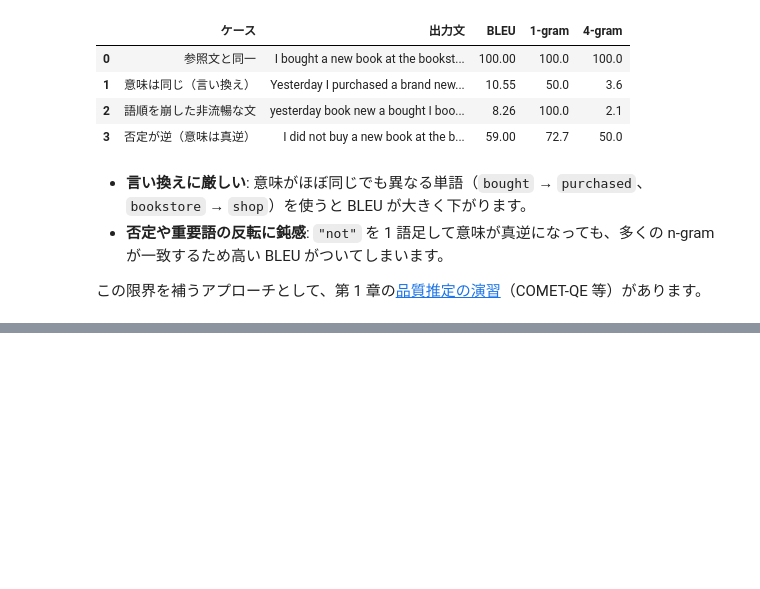
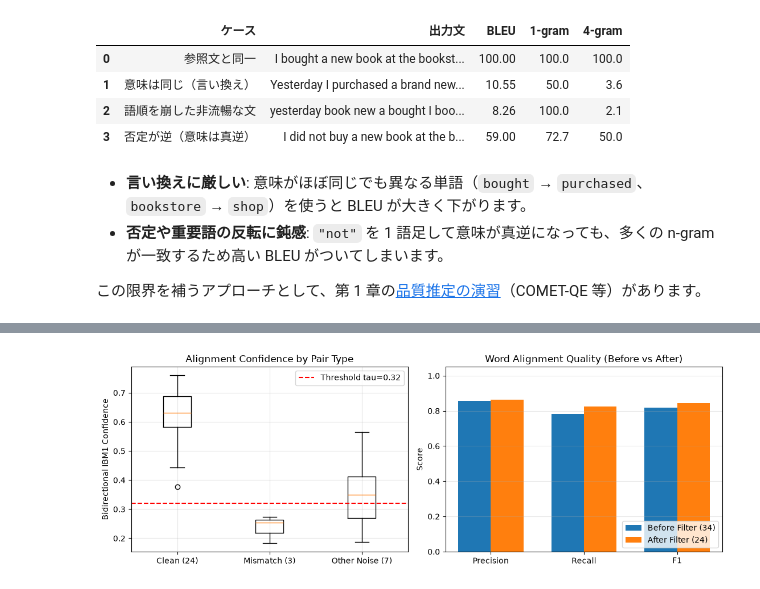
Before and after one commit to mamorlis/nlpbook, a Jupyter notebook: notebooks/ch4_smt_bleu.ipynb, the cells around one changed output, grey strips where cells are left out. Drawn from its saved outputs; the diff is of its cells as text; code cells hidden in the pictures; blank space fills up the shorter version.

```diff
--- a/notebooks/ch4_smt_bleu.ipynb
+++ b/notebooks/ch4_smt_bleu.ipynb
@@ -282,0 +590,89 @@ pd.DataFrame(eval_rows)
+# %%
+# フィルタ後データで IBM Model 1 を再学習
+t_e2j_clean = train_ibm_model1(filtered_clean_pairs, n_iter=20)
+t_j2e_clean = train_ibm_model1([(ja, en) for en, ja in filtered_clean_pairs], n_iter=20)
+
+# 1. 代表語の語彙翻訳確率 t(f | e) 比較
+focus_words = ["cats", "dogs", "2024", "3", "music", "study", "run"]
+prob_comp_rows = []
+for ew in focus_words:
+    top_noisy = sorted(((f, p) for (f, e), p in t_e2j_noisy.items() if e == ew), key=lambda x: -x[1])[:2]
+    top_clean = sorted(((f, p) for (f, e), p in t_e2j_clean.items() if e == ew), key=lambda x: -x[1])[:2]
+    prob_comp_rows.append({
+        "英単語 e": ew,
+        "フィルタ前 上位訳 (34文)": ", ".join(f"{f} ({p:.2f})" for f, p in top_noisy),
+        "フィルタ後 上位訳 (24文)": ", ".join(f"{f} ({p:.2f})" for f, p in top_clean),
+    })
+print("=== 代表語の語彙翻訳確率 t(f | e) の変化 ===")
+display(pd.DataFrame(prob_comp_rows))
+
+# 2. 評価文 (6 文) での単語アライメント精度比較（双方向 argmax 共通集合）
+gold_alignments = [
+    (["i", "see", "big", "cats"], ["私", "は", "大きな", "猫", "を", "見る"], {(0, 0), (1, 5), (2, 2), (3, 3)}),
+    (["he", "reads", "3", "books", "in", "2024"], ["彼", "は", "2024", "年", "に", "3", "冊", "の", "本", "を", "読む"], {(0, 0), (1, 10), (2, 5), (3, 8), (5, 2)}),
+    (["i", "see", "2", "small", "cats"], ["私", "は", "2", "匹", "の", "小さな", "猫", "を", "見る"], {(0, 0), (1, 8), (2, 2), (3, 5), (4, 6)}),
+    (["big", "dogs", "run"], ["大きな", "犬", "が", "走る"], {(0, 0), (1, 1), (2, 3)}),
+    (["students", "study", "music"], ["学生", "は", "音楽", "を", "学ぶ"], {(0, 0), (1, 4), (2, 2)}),
+    (["she", "writes", "music"], ["彼女", "は", "音楽", "を", "書く"], {(0, 0), (1, 4), (2, 2)}),
+]
+
+def evaluate_word_alignment(t_e2j, t_j2e):
+    tp = fp = fn = 0
+    for en, ja, gold in gold_alignments:
+        a_e2j = set()
+        for j, f in enumerate(ja):
+            best_i = max(range(-1, len(en)), key=lambda i: t_e2j[(f, "<NULL>" if i == -1 else en[i])])
+            if best_i >= 0:
+                a_e2j.add((best_i, j))
+        a_j2e = set()
+        for i, e in enumerate(en):
+            best_j = max(range(-1, len(ja)), key=lambda j: t_j2e[(e, "<NULL>" if j == -1 else ja[j])])
+            if best_j >= 0:
+                a_j2e.add((i, best_j))
+        pred = a_e2j & a_j2e
+        tp += len(pred & gold)
+        fp += len(pred - gold)
+        fn += len(gold - pred)
+    p = tp / max(tp + fp, 1)
+    r = tp / max(tp + fn, 1)
+    f1 = 2 * p * r / max(p + r, 1e-12)
+    return round(p, 3), round(r, 3), round(f1, 3), fp, fn
+
+p_b, r_b, f1_b, fp_b, fn_b = evaluate_word_alignment(t_e2j_noisy, t_j2e_noisy)
+p_a, r_a, f1_a, fp_a, fn_a = evaluate_word_alignment(t_e2j_clean, t_j2e_clean)
+align_comp = pd.DataFrame([
+    {"条件": "フィルタ前 (ノイジー 34文)", "Precision": p_b, "Recall": r_b, "F1": f1_b, "誤アライメント(FP)": fp_b, "見逃し(FN)": fn_b},
+    {"条件": "フィルタ後 (クリーン 24文)", "Precision": p_a, "Recall": r_a, "F1": f1_a, "誤アライメント(FP)": fp_a, "見逃し(FN)": fn_a},
+])
+print("\n=== テスト 6 文での単語アライメント評価比較 ===")
+display(align_comp)
+
+# 3. 可視化（英語表記ラベル）
+fig, axes = plt.subplots(1, 2, figsize=(11.2, 4.0))
+
+clean_scores = df_flt[df_flt["元カテゴリ"] == "クリーン"]["双方向IBM1"]
+mismatch_scores = df_flt[df_flt["元カテゴリ"] == "誤対応ノイズ"]["双方向IBM1"]
+other_noise_scores = df_flt[(df_flt["元カテゴリ"] != "クリーン") & (df_flt["元カテゴリ"] != "誤対応ノイズ")]["双方向IBM1"]
+
+axes[0].boxplot([clean_scores, mismatch_scores, other_noise_scores], tick_labels=["Clean (24)", "Mismatch (3)", "Other Noise (7)"])
+axes[0].axhline(TAU_IBM1, color="red", linestyle="--", label=f"Threshold tau={TAU_IBM1}")
+axes[0].set_ylabel("Bidirectional IBM1 Confidence")
+axes[0].set_title("Alignment Confidence by Pair Type")
+axes[0].legend()
+axes[0].grid(alpha=0.3)
+
+metrics_names = ["Precision", "Recall", "F1"]
+x = np.arange(len(metrics_names))
+width = 0.35
+axes[1].bar(x - width / 2, [p_b, r_b, f1_b], width, label="Before Filter (34)")
+axes[1].bar(x + width / 2, [p_a, r_a, f1_a], width, label="After Filter (24)")
+axes[1].set_xticks(x, metrics_names)
+axes[1].set_ylim(0, 1.05)
+axes[1].set_ylabel("Score")
+axes[1].set_title("Word Alignment Quality (Before vs After)")
+axes[1].legend(loc="lower right")
+axes[1].grid(axis="y", alpha=0.3)
+
+plt.tight_layout()
+plt.show()
+# %% [output]
@@ -282,0 +692 @@ pd.DataFrame(eval_rows)
+[figure, added]
```
Also changed, not shown: parts of 9 cells of this notebook, 4 other files.
